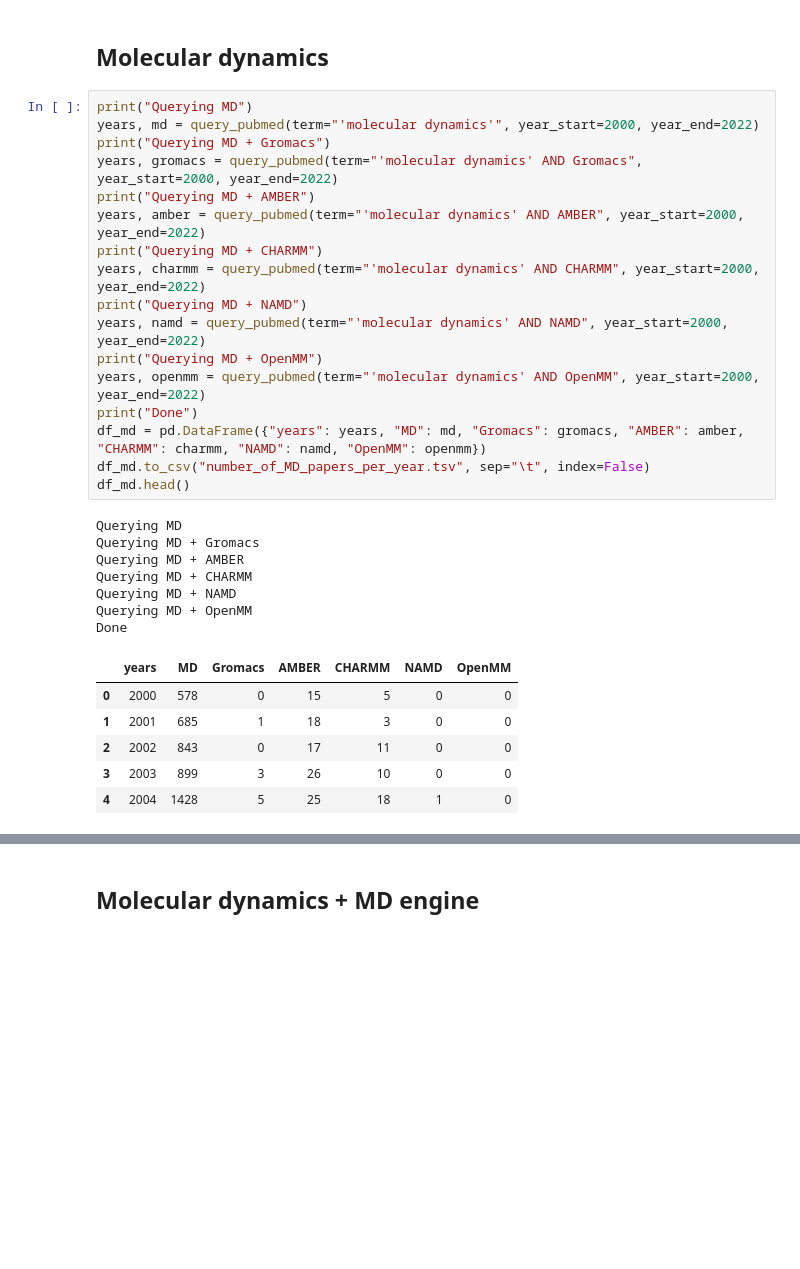
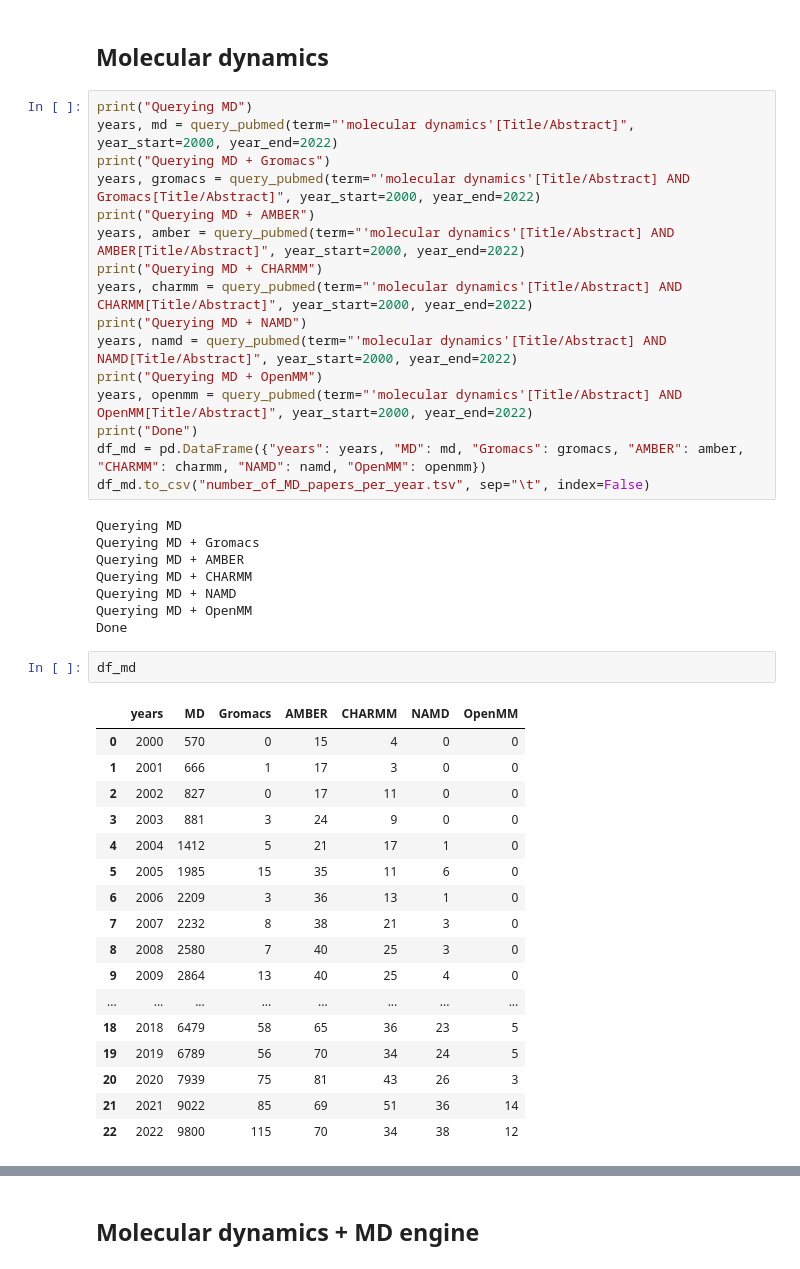
Before and after one commit to MDverse/mdda, a Jupyter notebook: notebooks/search_MD_in_pubmed.ipynb, the cells around one changed output, grey strips where cells are left out. Cells and saved outputs as stored; diff of their text form; blank space fills up the shorter version.

```diff
--- a/notebooks/search_MD_in_pubmed.ipynb
+++ b/notebooks/search_MD_in_pubmed.ipynb
@@ -29,21 +29,20 @@ def query_pubmed(term="", year_start=2000, year_end=2022):
 ## Molecular dynamics
 # %%
 print("Querying MD")
-years, md = query_pubmed(term="'molecular dynamics'", year_start=2000, year_end=2022)
+years, md = query_pubmed(term="'molecular dynamics'[Title/Abstract]", year_start=2000, year_end=2022)
 print("Querying MD + Gromacs")
-years, gromacs = query_pubmed(term="'molecular dynamics' AND Gromacs", year_start=2000, year_end=2022)
+years, gromacs = query_pubmed(term="'molecular dynamics'[Title/Abstract] AND Gromacs[Title/Abstract]", year_start=2000, year_end=2022)
 print("Querying MD + AMBER")
-years, amber = query_pubmed(term="'molecular dynamics' AND AMBER", year_start=2000, year_end=2022)
+years, amber = query_pubmed(term="'molecular dynamics'[Title/Abstract] AND AMBER[Title/Abstract]", year_start=2000, year_end=2022)
 print("Querying MD + CHARMM")
-years, charmm = query_pubmed(term="'molecular dynamics' AND CHARMM", year_start=2000, year_end=2022)
+years, charmm = query_pubmed(term="'molecular dynamics'[Title/Abstract] AND CHARMM[Title/Abstract]", year_start=2000, year_end=2022)
 print("Querying MD + NAMD")
-years, namd = query_pubmed(term="'molecular dynamics' AND NAMD", year_start=2000, year_end=2022)
+years, namd = query_pubmed(term="'molecular dynamics'[Title/Abstract] AND NAMD[Title/Abstract]", year_start=2000, year_end=2022)
 print("Querying MD + OpenMM")
-years, openmm = query_pubmed(term="'molecular dynamics' AND OpenMM", year_start=2000, year_end=2022)
+years, openmm = query_pubmed(term="'molecular dynamics'[Title/Abstract] AND OpenMM[Title/Abstract]", year_start=2000, year_end=2022)
 print("Done")
 df_md = pd.DataFrame({"years": years, "MD": md, "Gromacs": gromacs, "AMBER": amber, "CHARMM": charmm, "NAMD": namd, "OpenMM": openmm})
 df_md.to_csv("number_of_MD_papers_per_year.tsv", sep="\t", index=False)
-df_md.head()
 # %% [output]
 Querying MD
 Querying MD + Gromacs
@@ -52,12 +51,26 @@ Querying MD + CHARMM
 Querying MD + NAMD
 Querying MD + OpenMM
 Done
-|  | years | MD | Gromacs | AMBER | CHARMM | NAMD | OpenMM |
-| 0 | 2000 | 578 | 0 | 15 | 5 | 0 | 0 |
-| 1 | 2001 | 685 | 1 | 18 | 3 | 0 | 0 |
-| 2 | 2002 | 843 | 0 | 17 | 11 | 0 | 0 |
-| 3 | 2003 | 899 | 3 | 26 | 10 | 0 | 0 |
-| 4 | 2004 | 1428 | 5 | 25 | 18 | 1 | 0 |
+# %%
+df_md
+# %% [output]
+|  | years | MD | Gromacs | AMBER | CHARMM | NAMD | OpenMM |
+| 0 | 2000 | 570 | 0 | 15 | 4 | 0 | 0 |
+| 1 | 2001 | 666 | 1 | 17 | 3 | 0 | 0 |
+| 2 | 2002 | 827 | 0 | 17 | 11 | 0 | 0 |
+| 3 | 2003 | 881 | 3 | 24 | 9 | 0 | 0 |
+| 4 | 2004 | 1412 | 5 | 21 | 17 | 1 | 0 |
+| 5 | 2005 | 1985 | 15 | 35 | 11 | 6 | 0 |
+| 6 | 2006 | 2209 | 3 | 36 | 13 | 1 | 0 |
+| 7 | 2007 | 2232 | 8 | 38 | 21 | 3 | 0 |
+| 8 | 2008 | 2580 | 7 | 40 | 25 | 3 | 0 |
+| 9 | 2009 | 2864 | 13 | 40 | 25 | 4 | 0 |
+| ... | ... | ... | ... | ... | ... | ... | ... |
+| 18 | 2018 | 6479 | 58 | 65 | 36 | 23 | 5 |
+| 19 | 2019 | 6789 | 56 | 70 | 34 | 24 | 5 |
+| 20 | 2020 | 7939 | 75 | 81 | 43 | 26 | 3 |
+| 21 | 2021 | 9022 | 85 | 69 | 51 | 36 | 14 |
+| 22 | 2022 | 9800 | 115 | 70 | 34 | 38 | 12 |
 # %%
 plt.rcParams.update({"font.size": 16})
 fig, ax = plt.subplots(figsize=(12,7))
```
Also changed, not shown: parts of 4 cells of this notebook.
